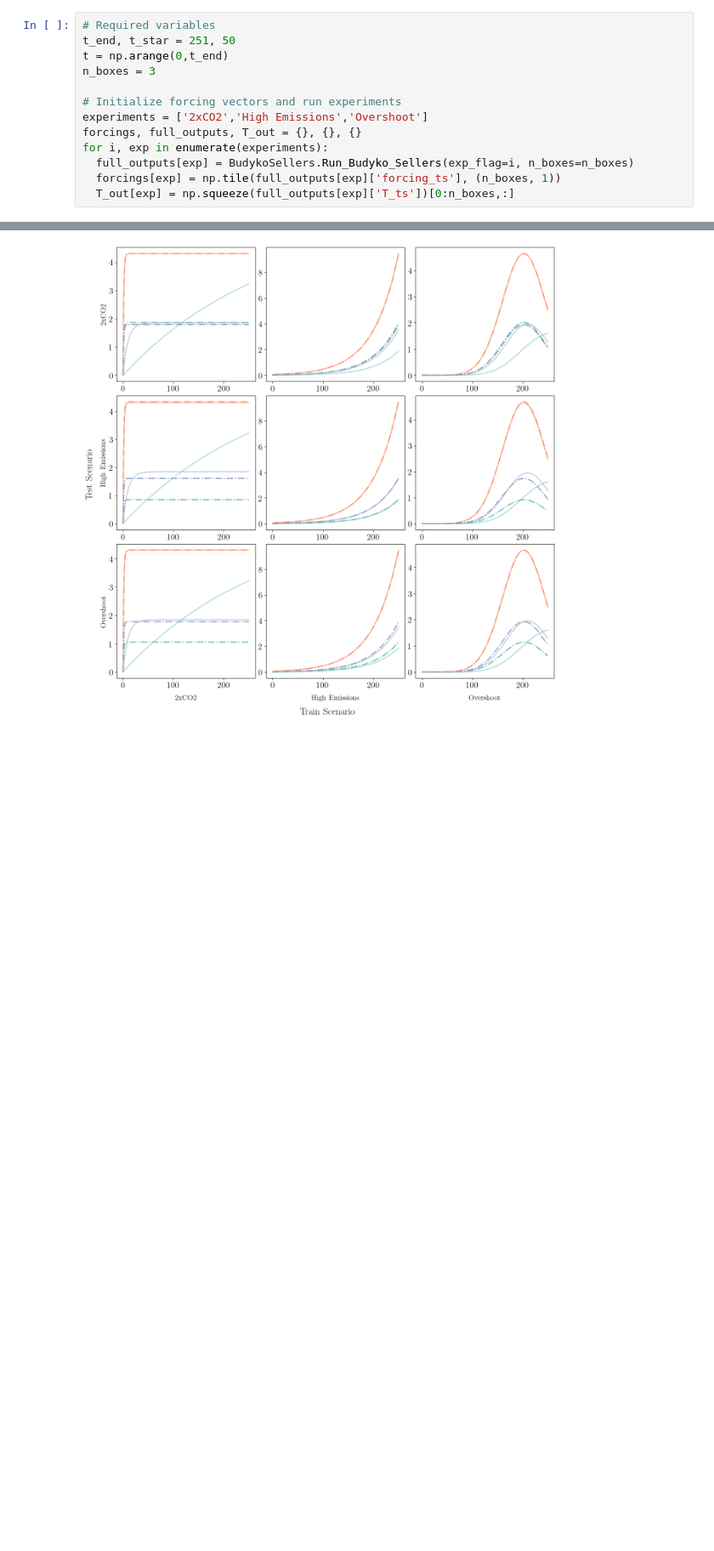
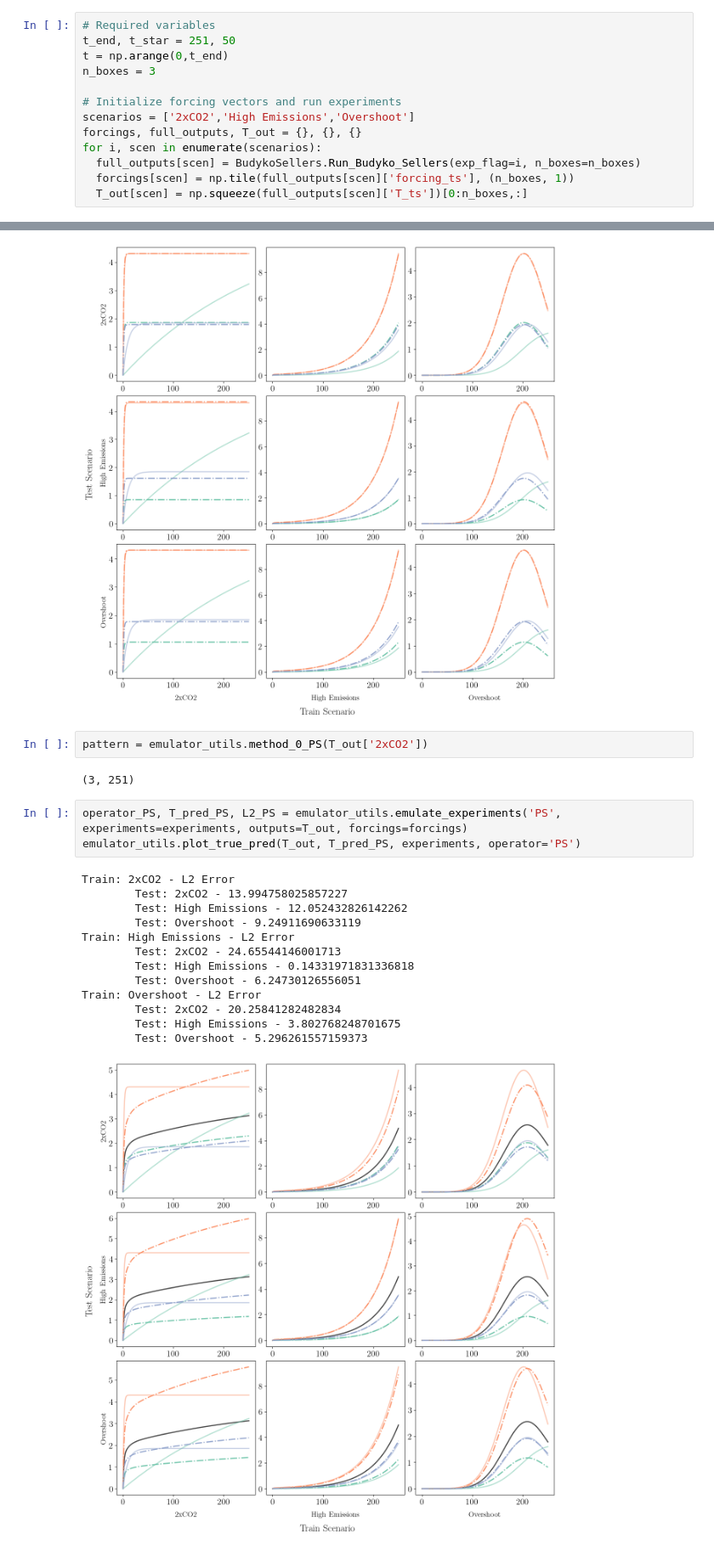
Before and after one commit to cbwomack/SCM_Emulators, a Jupyter notebook: exp1a_uncoup.ipynb, the cells around one changed output, grey strips where cells are left out. Shown at 85% size. Cells and saved outputs as stored; diff of their text form; blank space fills up the shorter version.

```diff
--- a/exp1a_uncoup.ipynb
+++ b/exp1a_uncoup.ipynb
@@ -32,11 +44,11 @@ t = np.arange(0,t_end)
 n_boxes = 3
 
 # Initialize forcing vectors and run experiments
-experiments = ['2xCO2','High Emissions','Overshoot']
+scenarios = ['2xCO2','High Emissions','Overshoot']
 forcings, full_outputs, T_out = {}, {}, {}
-for i, exp in enumerate(experiments):
-  full_outputs[exp] = BudykoSellers.Run_Budyko_Sellers(exp_flag=i, n_boxes=n_boxes)
-  forcings[exp] = np.tile(full_outputs[exp]['forcing_ts'], (n_boxes, 1))
-  T_out[exp] = np.squeeze(full_outputs[exp]['T_ts'])[0:n_boxes,:]
+for i, scen in enumerate(scenarios):
+  full_outputs[scen] = BudykoSellers.Run_Budyko_Sellers(exp_flag=i, n_boxes=n_boxes)
+  forcings[scen] = np.tile(full_outputs[scen]['forcing_ts'], (n_boxes, 1))
+  T_out[scen] = np.squeeze(full_outputs[scen]['T_ts'])[0:n_boxes,:]
 # %% [markdown]
 ### Method X: DMD
@@ -168,3 +183,24 @@ Exponential Fit Results:
         Test: High Emissions - 2.959208663803434
         Test: Overshoot - 4.86739770303706
 [figure]
+# %%
+pattern = emulator_utils.method_0_PS(T_out['2xCO2'])
+# %% [output]
+(3, 251)
+# %%
+operator_PS, T_pred_PS, L2_PS = emulator_utils.emulate_experiments('PS', experiments=experiments, outputs=T_out, forcings=forcings)
+emulator_utils.plot_true_pred(T_out, T_pred_PS, experiments, operator='PS')
+# %% [output]
+Train: 2xCO2 - L2 Error
+        Test: 2xCO2 - 13.994758025857227
+        Test: High Emissions - 12.052432826142262
+        Test: Overshoot - 9.24911690633119
+Train: High Emissions - L2 Error
+        Test: 2xCO2 - 24.65544146001713
+        Test: High Emissions - 0.14331971831336818
+        Test: Overshoot - 6.24730126556051
+Train: Overshoot - L2 Error
+        Test: 2xCO2 - 20.25841282482834
+        Test: High Emissions - 3.802768248701675
+        Test: Overshoot - 5.296261557159373
+[figure, added]
```
Also changed, not shown: parts of 6 cells of this notebook, 6 other files.
